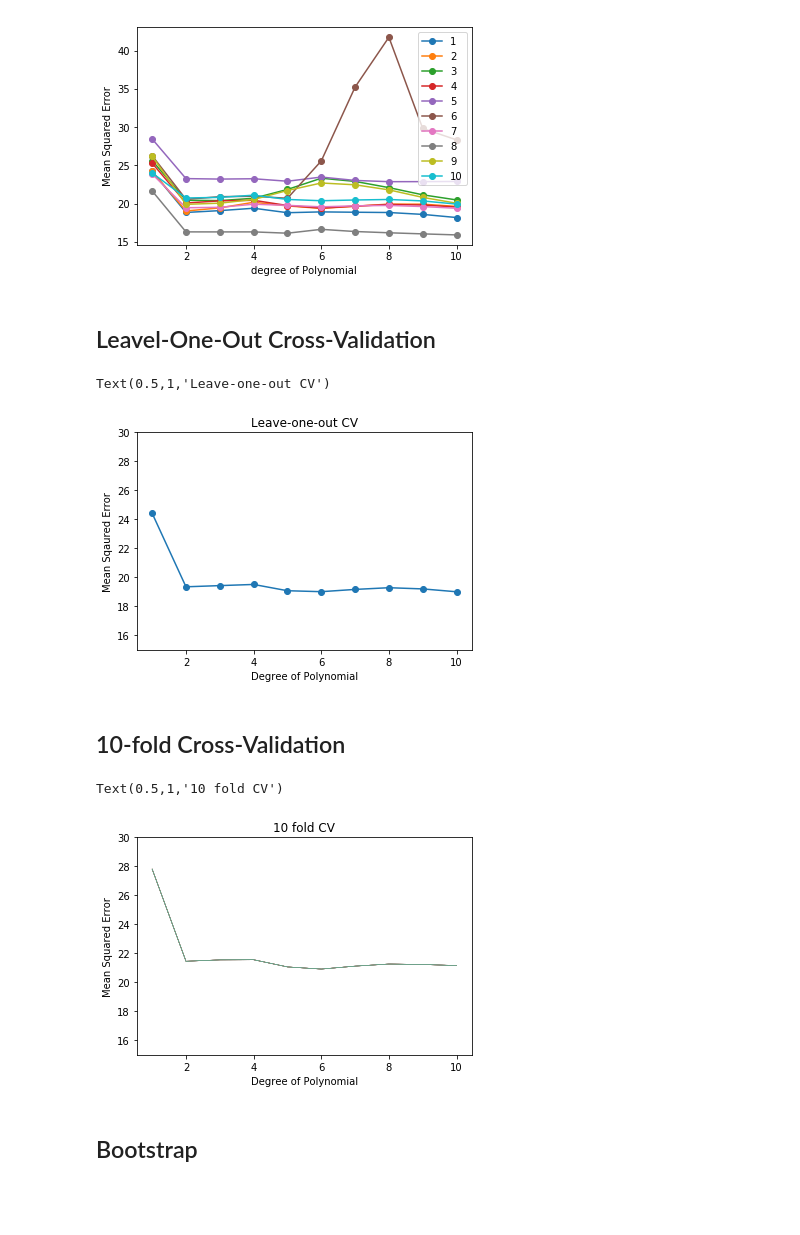
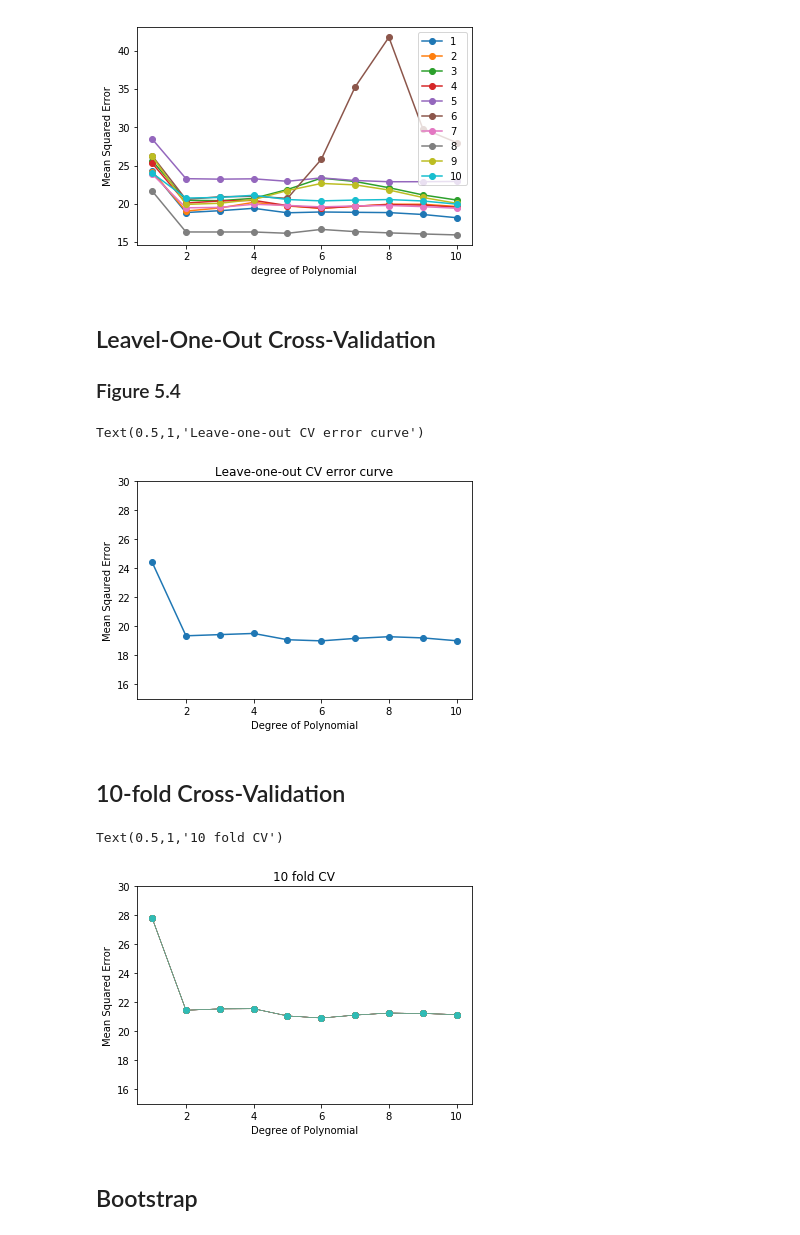
Before and after one commit to junyanyao/ISLR_Python, a Jupyter notebook: Ch5 Resampling Methods.ipynb, the cells around one changed output. Drawn from its saved outputs; the diff is of its cells as text; code cells hidden in the pictures; blank space fills up the shorter version.

```diff
--- a/Ch5 Resampling Methods.ipynb
+++ b/Ch5 Resampling Methods.ipynb
@@ -112,6 +112,8 @@ plt.legend(r_state)
 [figure]
 # %% [markdown]
 ## Leavel-One-Out Cross-Validation
+
+### Figure 5.4
 # %%
 from sklearn.model_selection import LeaveOneOut
 from sklearn.model_selection import cross_val_score
@@ -129,10 +131,10 @@ plt.plot(p_order, np.array(mse3)*(-1), '-o')
 plt.ylabel('Mean Sqaured Error')
 plt.xlabel('Degree of Polynomial')
 plt.ylim(15,30)
-plt.title('Leave-one-out CV')
+plt.title('Leave-one-out CV error curve')
 # %% [output]
-Text(0.5,1,'Leave-one-out CV')
+Text(0.5,1,'Leave-one-out CV error curve')
-[figure, old version]
+[figure, new version]
 # %% [markdown]
 ## 10-fold Cross-Validation
 # %%
@@ -144,15 +146,15 @@ for (i, j), v in np.ndenumerate(mse4):
     poly = PolynomialFeatures(degree =int(X[i,j]))
     x_poly = poly.fit_transform(x[:,None])
     kfold = KFold(n_splits= fold, random_state= Y[i,j])
-    mse4[i,j]=cross_val_score(lm, x_poly, y, cv =kfold, scoring='neg_mean_square ror').mean()
+    mse4[i,j]=cross_val_score(lm, x_poly, y, cv =kfold, scoring='neg_mean_squared_error').mean()
 # %%
-plt.plot(X, mse4*(-1),linewidth=0.5, alpha =0.8)
+plt.plot(X, mse4*(-1),linewidth=0.5, alpha =0.8, marker ='o')
 plt.ylim(15,30)
 plt.ylabel('Mean Squared Error')
 plt.xlabel('Degree of Polynomial')
 plt.title ('10 fold CV')
 # %% [output]
 Text(0.5,1,'10 fold CV')
-[figure, old version]
+[figure, new version]
 # %% [markdown]
 ## Bootstrap
```
Also changed, not shown: parts of 9 cells of this notebook, 1 other file.
